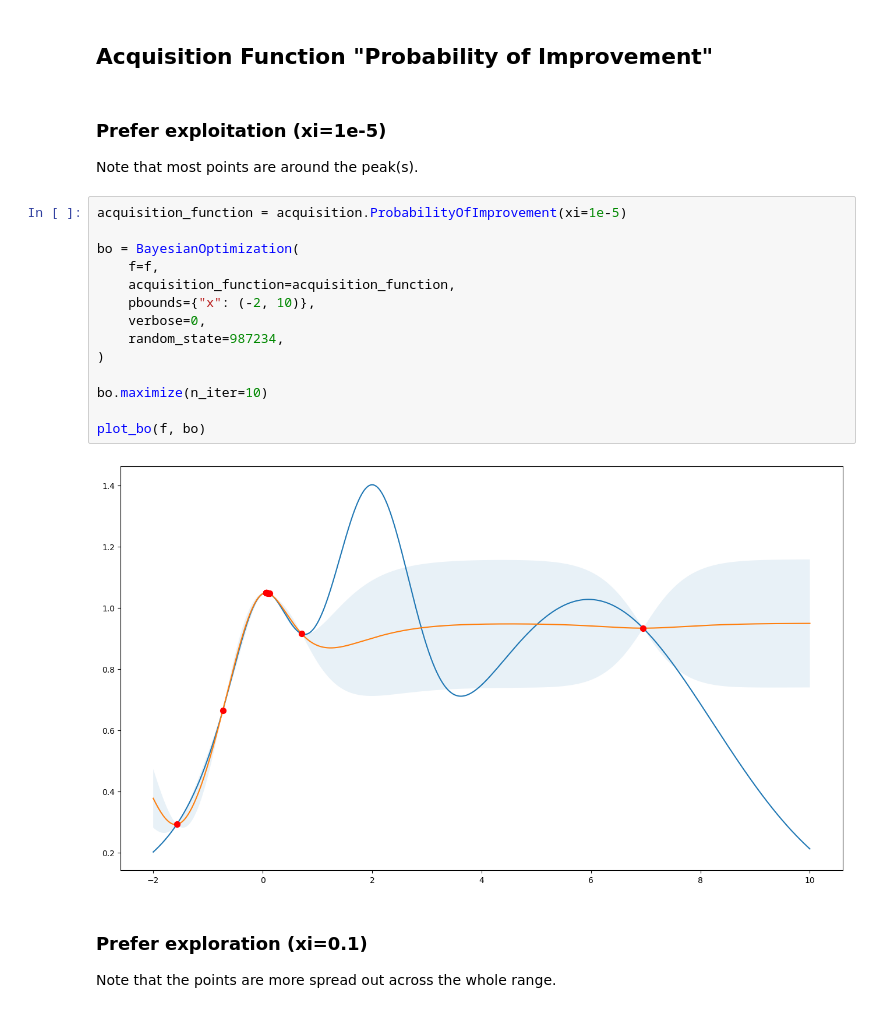
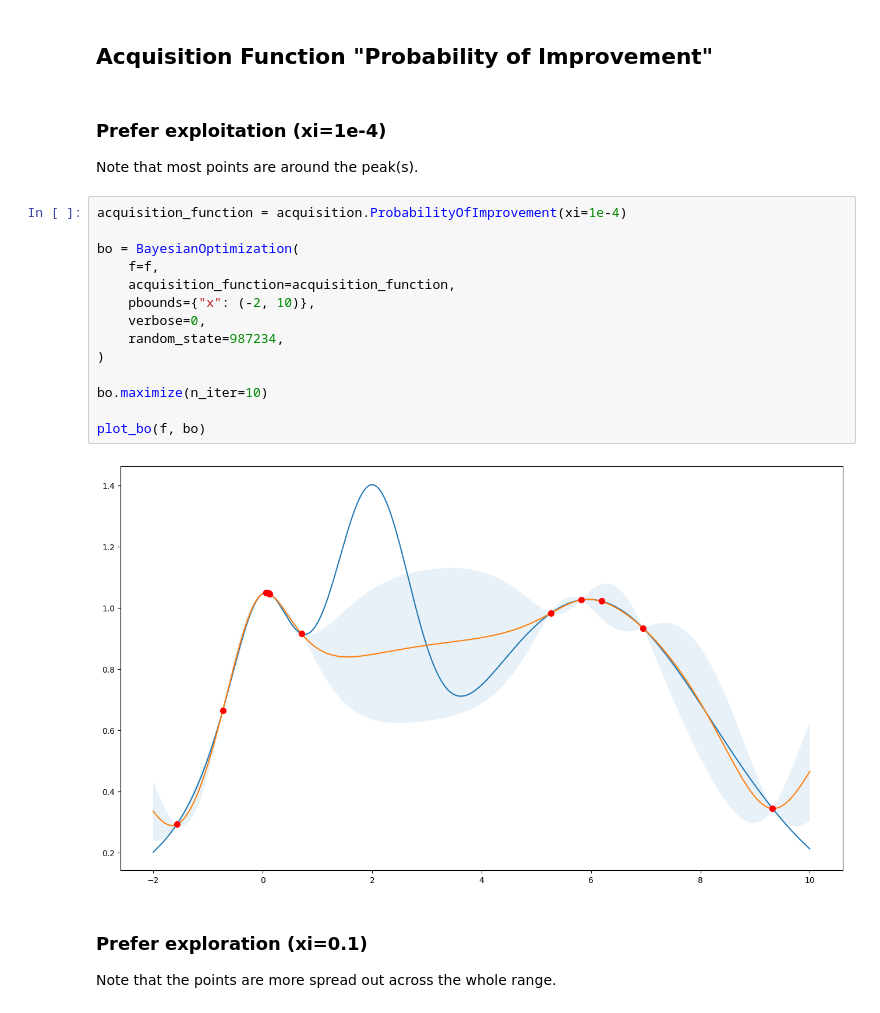
Before and after one commit to bayesian-optimization/BayesianOptimization, a Jupyter notebook: examples/exploitation_vs_exploration.ipynb, the cells around one changed output. Drawn from its saved outputs; the diff is of its cells as text.

```diff
--- a/examples/exploitation_vs_exploration.ipynb
+++ b/examples/exploitation_vs_exploration.ipynb
@@ -121,25 +121,25 @@ plot_bo(f, bo)
 # %% [markdown]
 ## Acquisition Function "Probability of Improvement"
 # %% [markdown]
-### Prefer exploitation (xi=1e-5)
+### Prefer exploitation (xi=1e-4)
 
 Note that most points are around the peak(s).
 # %%
-acquisition_function = acquisition.ProbabilityOfImprovement(xi=1e-5)
+acquisition_function = acquisition.ProbabilityOfImprovement(xi=1e-4)
 
 bo = BayesianOptimization(
     f=f,
     acquisition_function=acquisition_function,
     pbounds={"x": (-2, 10)},
     verbose=0,
     random_state=987234,
 )
 
 bo.maximize(n_iter=10)
 
 plot_bo(f, bo)
 # %% [output]
-[figure, old version]
+[figure, new version]
 # %% [markdown]
 ### Prefer exploration (xi=0.1)
 
```
Also changed, not shown: 6 other files.
